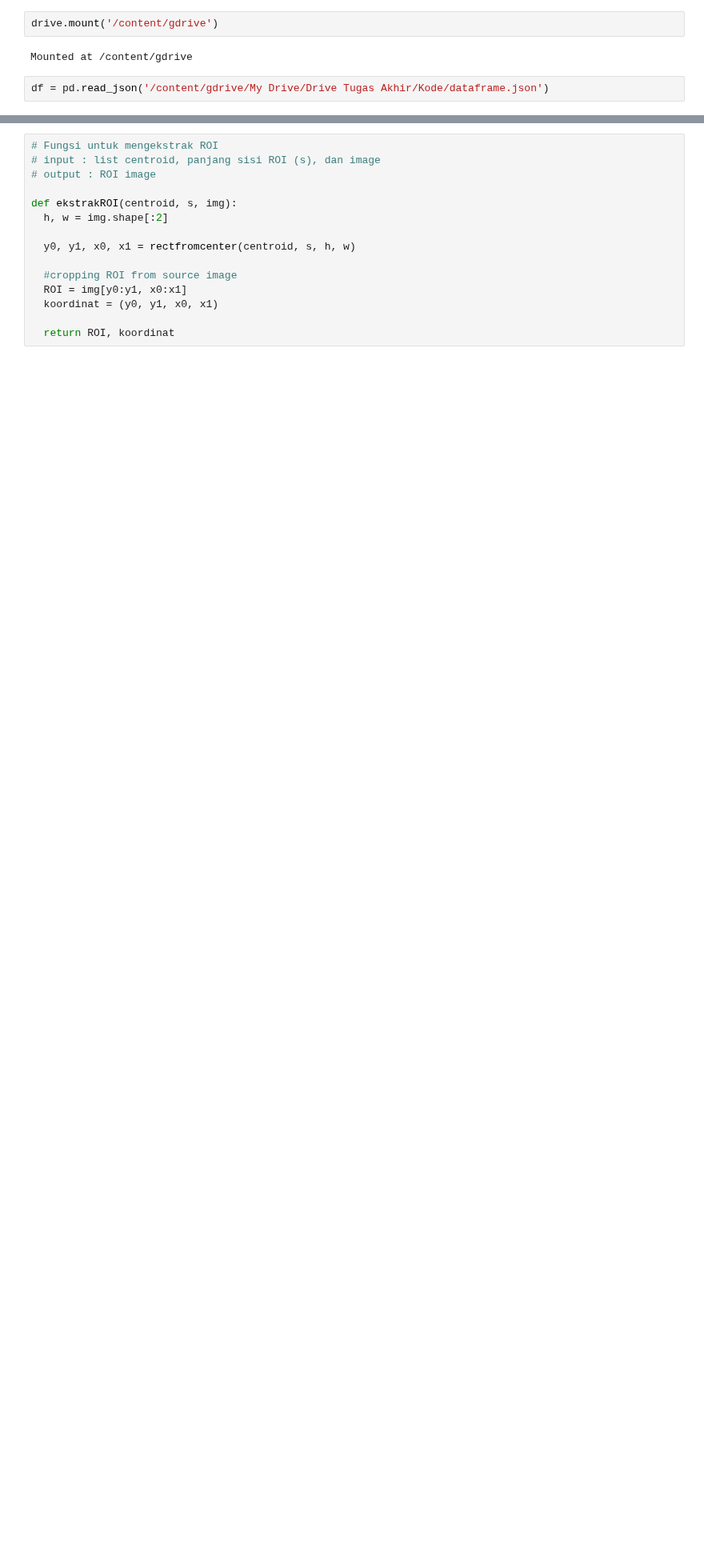
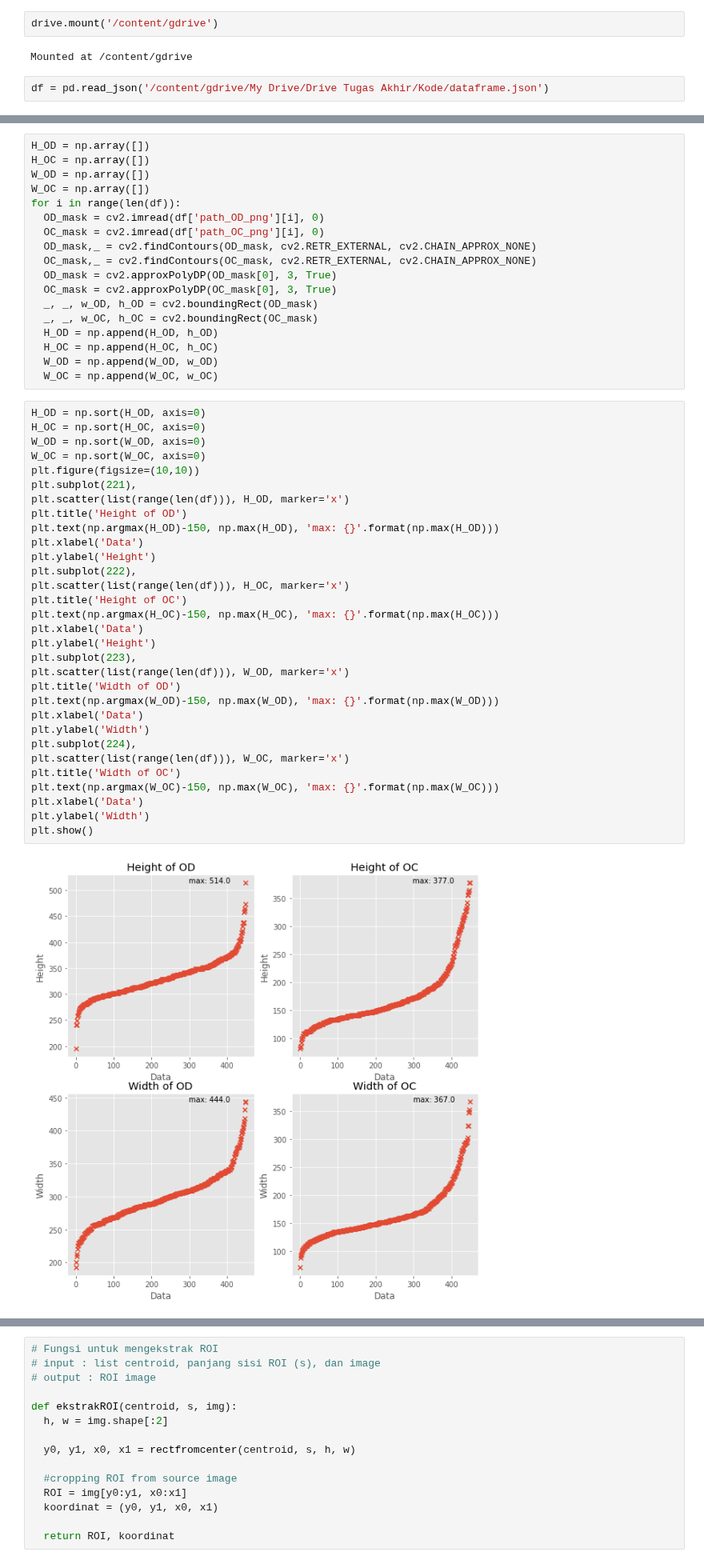
Before and after one commit to anasnafis77/Glaucoma-Detection-UNet, a Jupyter notebook: Semantic_segmentation.ipynb, the cells around one changed output, grey strips where cells are left out. Shown at 80% size. Drawn from its saved outputs; the diff is of its cells as text; blank space fills up the shorter version.

```diff
--- a/Semantic_segmentation.ipynb
+++ b/Semantic_segmentation.ipynb
@@ -46,0 +46,51 @@ dtype: int64
+# %%
+H_OD = np.array([])
+H_OC = np.array([])
+W_OD = np.array([])
+W_OC = np.array([])
+for i in range(len(df)):
+  OD_mask = cv2.imread(df['path_OD_png'][i], 0)
+  OC_mask = cv2.imread(df['path_OC_png'][i], 0)
+  OD_mask,_ = cv2.findContours(OD_mask, cv2.RETR_EXTERNAL, cv2.CHAIN_APPROX_NONE)
+  OC_mask,_ = cv2.findContours(OC_mask, cv2.RETR_EXTERNAL, cv2.CHAIN_APPROX_NONE)
+  OD_mask = cv2.approxPolyDP(OD_mask[0], 3, True)
+  OC_mask = cv2.approxPolyDP(OC_mask[0], 3, True)
+  _, _, w_OD, h_OD = cv2.boundingRect(OD_mask)
+  _, _, w_OC, h_OC = cv2.boundingRect(OC_mask)
+  H_OD = np.append(H_OD, h_OD)
+  H_OC = np.append(H_OC, h_OC)
+  W_OD = np.append(W_OD, w_OD)
+  W_OC = np.append(W_OC, w_OC)
+# %%
+H_OD = np.sort(H_OD, axis=0)
+H_OC = np.sort(H_OC, axis=0)
+W_OD = np.sort(W_OD, axis=0)
+W_OC = np.sort(W_OC, axis=0)
+plt.figure(figsize=(10,10))
+plt.subplot(221),
+plt.scatter(list(range(len(df))), H_OD, marker='x')
+plt.title('Height of OD')
+plt.text(np.argmax(H_OD)-150, np.max(H_OD), 'max: {}'.format(np.max(H_OD)))
+plt.xlabel('Data')
+plt.ylabel('Height')
+plt.subplot(222),
+plt.scatter(list(range(len(df))), H_OC, marker='x')
+plt.title('Height of OC')
+plt.text(np.argmax(H_OC)-150, np.max(H_OC), 'max: {}'.format(np.max(H_OC)))
+plt.xlabel('Data')
+plt.ylabel('Height')
+plt.subplot(223),
+plt.scatter(list(range(len(df))), W_OD, marker='x')
+plt.title('Width of OD')
+plt.text(np.argmax(W_OD)-150, np.max(W_OD), 'max: {}'.format(np.max(W_OD)))
+plt.xlabel('Data')
+plt.ylabel('Width')
+plt.subplot(224),
+plt.scatter(list(range(len(df))), W_OC, marker='x')
+plt.title('Width of OC')
+plt.text(np.argmax(W_OC)-150, np.max(W_OC), 'max: {}'.format(np.max(W_OC)))
+plt.xlabel('Data')
+plt.ylabel('Width')
+plt.show()
+# %% [output]
+[figure, added]
```
Also changed, not shown: parts of 28 cells of this notebook.
